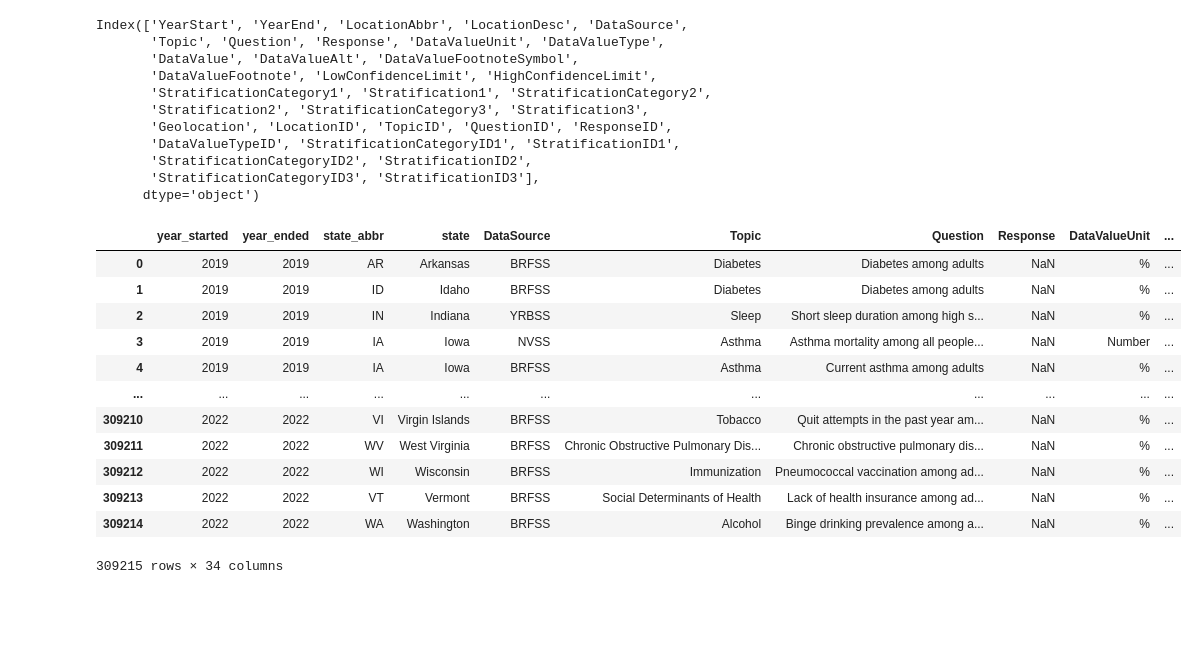
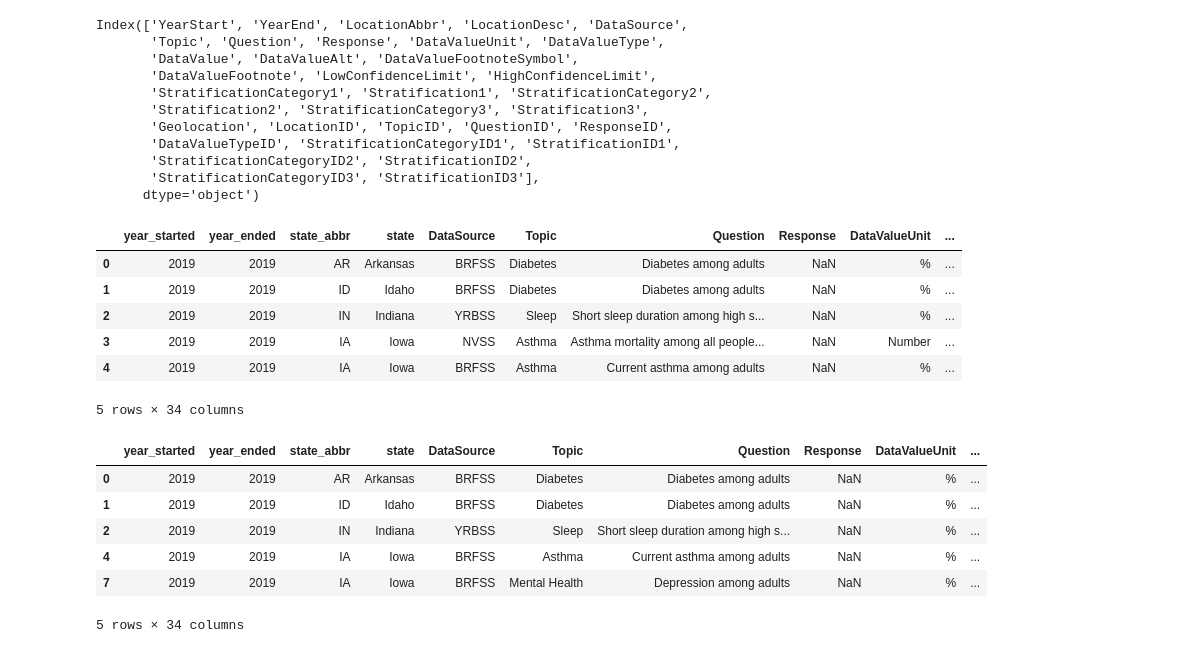
Before and after one commit to Nathan-Savage/chronic_diseases_project, a Jupyter notebook: chronic_diseases.ipynb, the cells around one changed output. Drawn from its saved outputs; the diff is of its cells as text; code cells hidden in the pictures; blank space fills up the shorter version.

```diff
--- a/chronic_diseases.ipynb
+++ b/chronic_diseases.ipynb
@@ -50,28 +76,30 @@ Index(['YearStart', 'YearEnd', 'LocationAbbr', 'LocationDesc', 'DataSource',
        'StratificationCategoryID3', 'StratificationID3'],
       dtype='object')
 # %%
+#rename columns
 chronic_disease_df.rename(columns={
     'YearStart': 'year_started',
     'YearEnd': 'year_ended',
     'LocationAbbr': 'state_abbr',
     'LocationDesc': 'state'}, inplace=True)
 
-chronic_disease_df
+chronic_disease_df.head()
 # %% [output]
 |  | year_started | year_ended | state_abbr | state | DataSource | Topic | Question | Response | DataValueUnit | ... |
 | 0 | 2019 | 2019 | AR | Arkansas | BRFSS | Diabetes | Diabetes among adults | NaN | % | ... |
 | 1 | 2019 | 2019 | ID | Idaho | BRFSS | Diabetes | Diabetes among adults | NaN | % | ... |
 | 2 | 2019 | 2019 | IN | Indiana | YRBSS | Sleep | Short sleep duration among high s... | NaN | % | ... |
 | 3 | 2019 | 2019 | IA | Iowa | NVSS | Asthma | Asthma mortality among all people... | NaN | Number | ... |
 | 4 | 2019 | 2019 | IA | Iowa | BRFSS | Asthma | Current asthma among adults | NaN | % | ... |
-| ... | ... | ... | ... | ... | ... | ... | ... | ... | ... | ... |
-| 309210 | 2022 | 2022 | VI | Virgin Islands | BRFSS | Tobacco | Quit attempts in the past year am... | NaN | % | ... |
-| 309211 | 2022 | 2022 | WV | West Virginia | BRFSS | Chronic Obstructive Pulmonary Dis... | Chronic obstructive pulmonary dis... | NaN | % | ... |
-| 309212 | 2022 | 2022 | WI | Wisconsin | BRFSS | Immunization | Pneumococcal vaccination among ad... | NaN | % | ... |
-| 309213 | 2022 | 2022 | VT | Vermont | BRFSS | Social Determinants of Health | Lack of health insurance among ad... | NaN | % | ... |
-| 309214 | 2022 | 2022 | WA | Washington | BRFSS | Alcohol | Binge drinking prevalence among a... | NaN | % | ... |
-309215 rows × 34 columns
+5 rows × 34 columns
 # %%
-cleaned_diseases_df = pd.DataFrame({
-
-})
+filtered_df = chronic_disease_df[chronic_disease_df['DataValueType'] == 'Crude Prevalence']
+filtered_df.head()
+# %% [output]
+|  | year_started | year_ended | state_abbr | state | DataSource | Topic | Question | Response | DataValueUnit | ... |
+| 0 | 2019 | 2019 | AR | Arkansas | BRFSS | Diabetes | Diabetes among adults | NaN | % | ... |
+| 1 | 2019 | 2019 | ID | Idaho | BRFSS | Diabetes | Diabetes among adults | NaN | % | ... |
+| 2 | 2019 | 2019 | IN | Indiana | YRBSS | Sleep | Short sleep duration among high s... | NaN | % | ... |
+| 4 | 2019 | 2019 | IA | Iowa | BRFSS | Asthma | Current asthma among adults | NaN | % | ... |
+| 7 | 2019 | 2019 | IA | Iowa | BRFSS | Mental Health | Depression among adults | NaN | % | ... |
+5 rows × 34 columns
```
Also changed, not shown: parts of 43 cells of this notebook, 25 other files.
